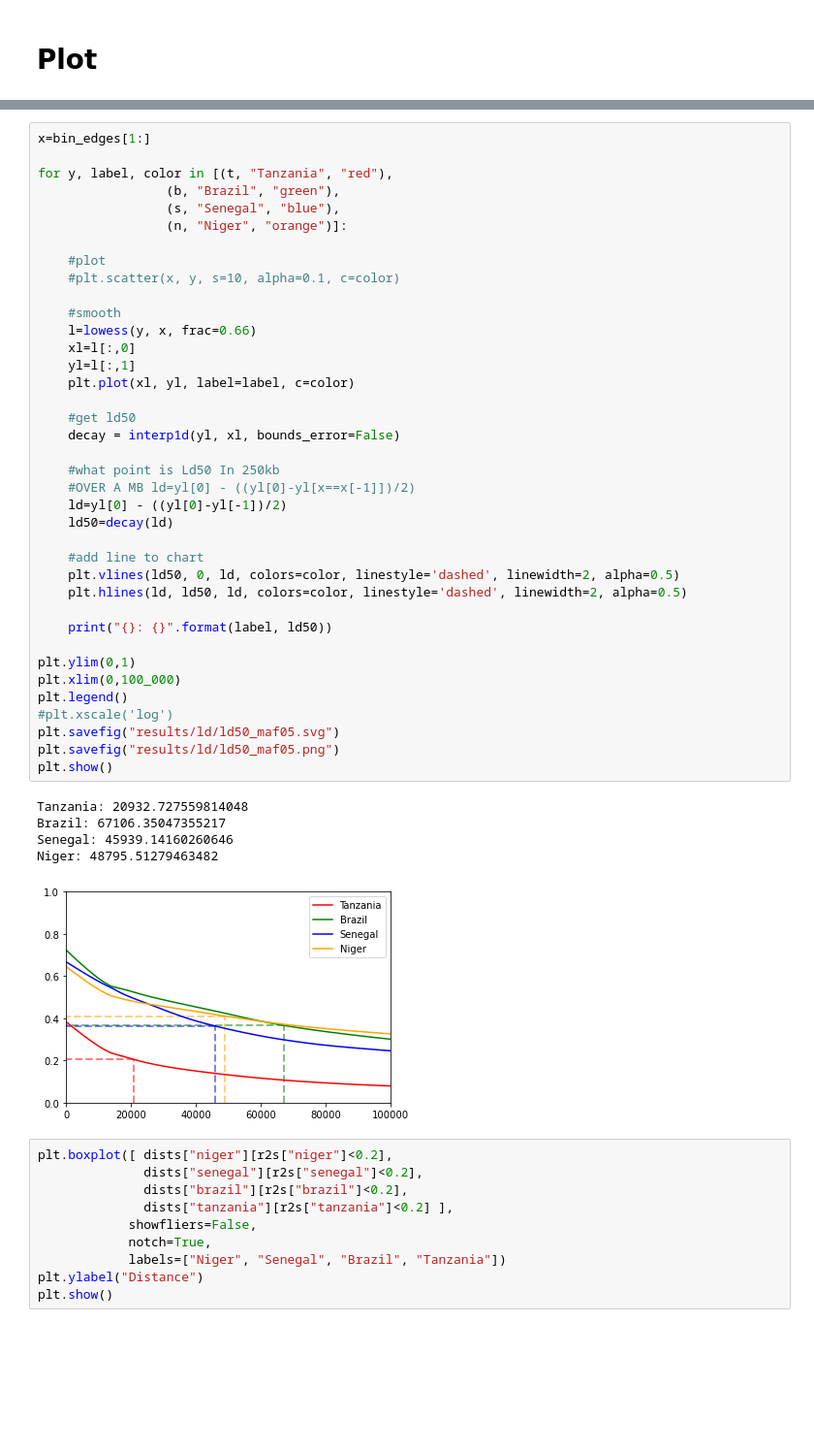
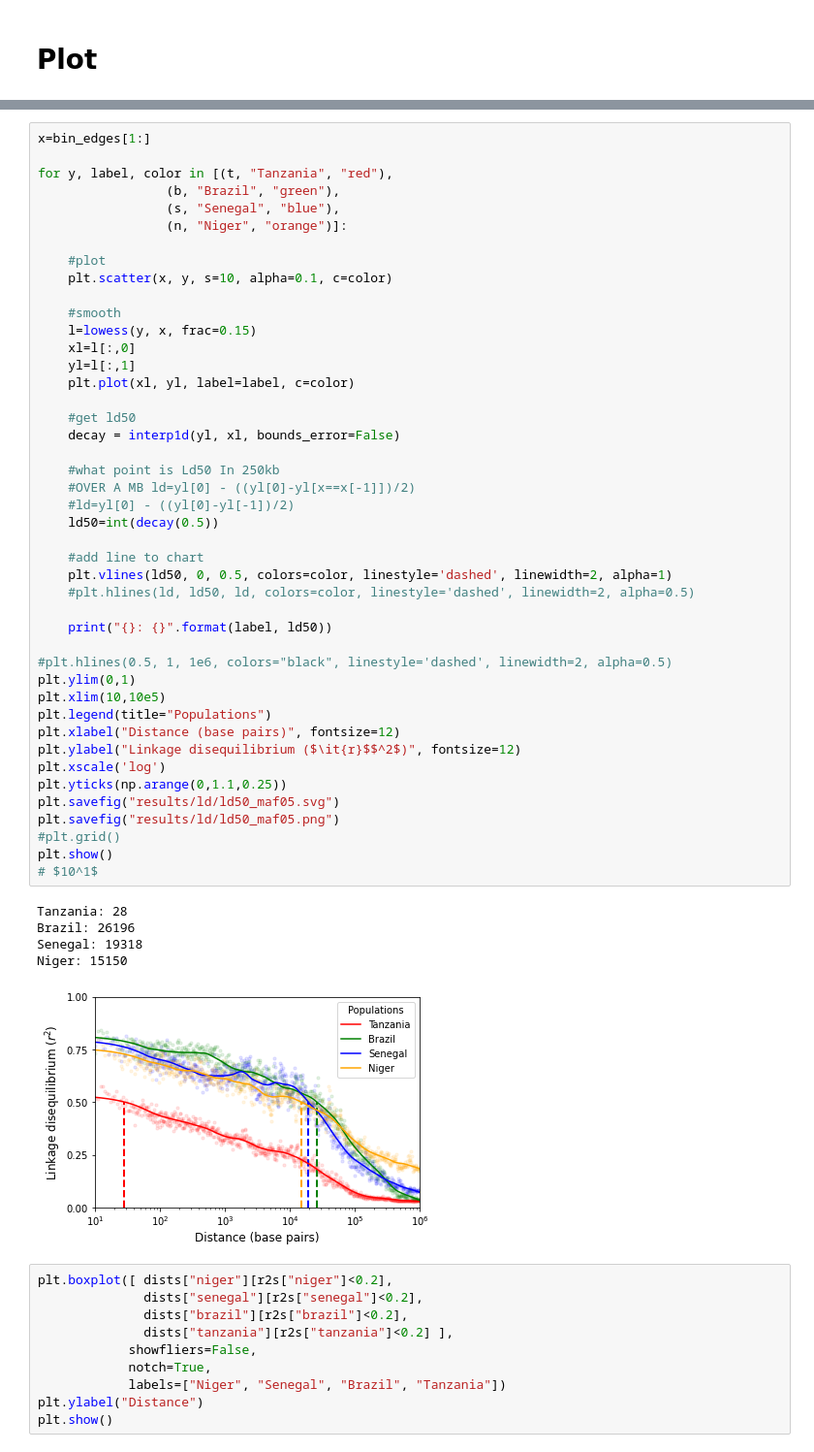
Before and after one commit to nealplatt/sch_man_nwinvasion, a Jupyter notebook: notebooks/linkage_disequilibrium.ipynb, the cells around one changed output, grey strips where cells are left out. Shown at 97% size. Saved outputs shown, nothing was run; the diff lists cells and outputs as text; blank space fills up the shorter version.

Commit message:
updated plot with TA recs

```diff
--- a/notebooks/linkage_disequilibrium.ipynb
+++ b/notebooks/linkage_disequilibrium.ipynb
@@ -205,47 +210,53 @@ plt.close()
 # %%
 x=bin_edges[1:]
 
 for y, label, color in [(t, "Tanzania", "red"),
                  (b, "Brazil", "green"),
                  (s, "Senegal", "blue"),
                  (n, "Niger", "orange")]:
 
     #plot
-    #plt.scatter(x, y, s=10, alpha=0.1, c=color)
+    plt.scatter(x, y, s=10, alpha=0.1, c=color)
 
     #smooth
-    l=lowess(y, x, frac=0.66)
+    l=lowess(y, x, frac=0.15)
     xl=l[:,0]
     yl=l[:,1]
     plt.plot(xl, yl, label=label, c=color)
 
     #get ld50
     decay = interp1d(yl, xl, bounds_error=False)
 
     #what point is Ld50 In 250kb
     #OVER A MB ld=yl[0] - ((yl[0]-yl[x==x[-1]])/2)
-    ld=yl[0] - ((yl[0]-yl[-1])/2)
-    ld50=decay(ld)
+    #ld=yl[0] - ((yl[0]-yl[-1])/2)
+    ld50=int(decay(0.5))
 
     #add line to chart
-    plt.vlines(ld50, 0, ld, colors=color, linestyle='dashed', linewidth=2, alpha=0.5)
-    plt.hlines(ld, ld50, ld, colors=color, linestyle='dashed', linewidth=2, alpha=0.5)
+    plt.vlines(ld50, 0, 0.5, colors=color, linestyle='dashed', linewidth=2, alpha=1)
+    #plt.hlines(ld, ld50, ld, colors=color, linestyle='dashed', linewidth=2, alpha=0.5)
 
     print("{}: {}".format(label, ld50))
 
+#plt.hlines(0.5, 1, 1e6, colors="black", linestyle='dashed', linewidth=2, alpha=0.5)
 plt.ylim(0,1)
-plt.xlim(0,100_000)
-plt.legend()
-#plt.xscale('log')
+plt.xlim(10,10e5)
+plt.legend(title="Populations")
+plt.xlabel("Distance (base pairs)", fontsize=12)
+plt.ylabel("Linkage disequilibrium ($\it{r}$$^2$)", fontsize=12)
+plt.xscale('log')
+plt.yticks(np.arange(0,1.1,0.25))
 plt.savefig("results/ld/ld50_maf05.svg")
 plt.savefig("results/ld/ld50_maf05.png")
+#plt.grid()
 plt.show()
+# $10^1$
 # %% [output]
-Tanzania: 20932.727559814048
-Brazil: 67106.35047355217
-Senegal: 45939.14160260646
-Niger: 48795.51279463482
+Tanzania: 28
+Brazil: 26196
+Senegal: 19318
+Niger: 15150
-[figure, old version]
+[figure, new version]
 # %%
 plt.boxplot([ dists["niger"][r2s["niger"]<0.2],
               dists["senegal"][r2s["senegal"]<0.2],
```
Also changed, not shown: parts of 2 cells of this notebook.
